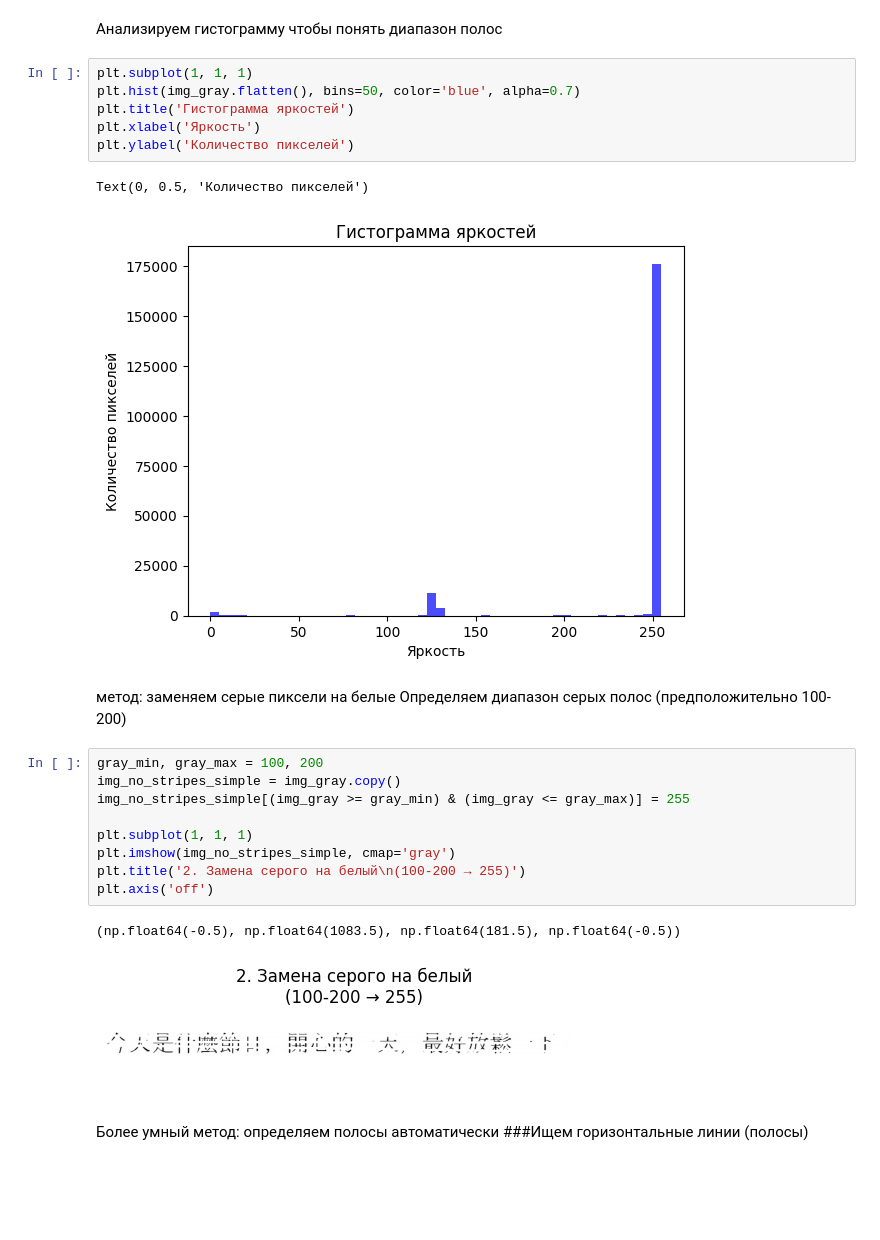
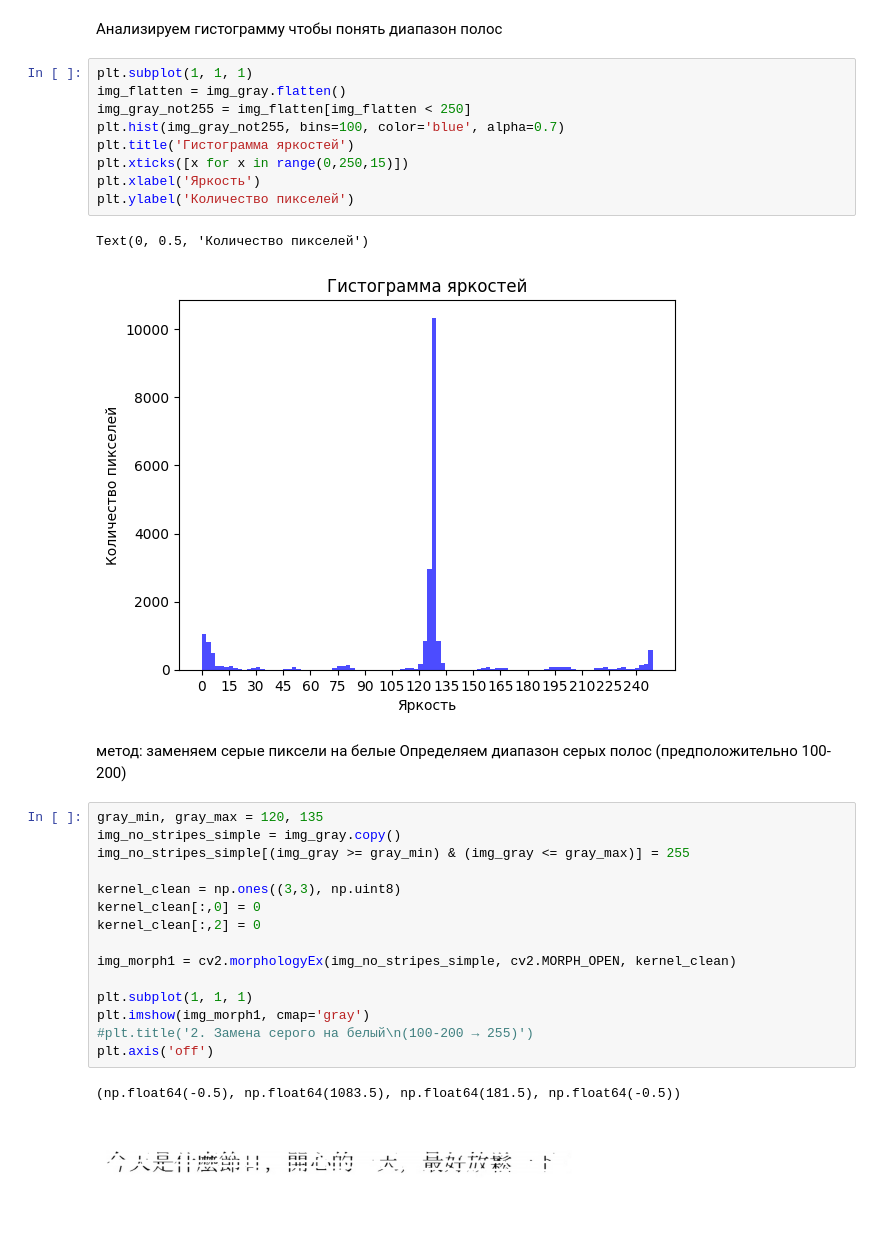
Before and after one commit to qkezz/imgProcLab3, a Jupyter notebook: imgLab4.ipynb, the cells around one changed output. Cells and saved outputs as stored; diff of their text form; blank space fills up the shorter version.

```diff
--- a/imgLab4.ipynb
+++ b/imgLab4.ipynb
@@ -30,28 +30,34 @@ plt.axis('off')
 Анализируем гистограмму чтобы понять диапазон полос
 # %%
 plt.subplot(1, 1, 1)
-plt.hist(img_gray.flatten(), bins=50, color='blue', alpha=0.7)
+img_flatten = img_gray.flatten()
+img_gray_not255 = img_flatten[img_flatten < 250]
+plt.hist(img_gray_not255, bins=100, color='blue', alpha=0.7)
 plt.title('Гистограмма яркостей')
+plt.xticks([x for x in range(0,250,15)])
 plt.xlabel('Яркость')
 plt.ylabel('Количество пикселей')
 # %% [output]
 Text(0, 0.5, 'Количество пикселей')
-[figure, old version]
+[figure, new version]
 # %% [markdown]
 метод: заменяем серые пиксели на белые
 Определяем диапазон серых полос (предположительно 100-200)
 # %%
-gray_min, gray_max = 100, 200
+gray_min, gray_max = 120, 135
 img_no_stripes_simple = img_gray.copy()
 img_no_stripes_simple[(img_gray >= gray_min) & (img_gray <= gray_max)] = 255
 
+kernel_clean = np.ones((3,3), np.uint8)
+kernel_clean[:,0] = 0
+kernel_clean[:,2] = 0
+
+img_morph1 = cv2.morphologyEx(img_no_stripes_simple, cv2.MORPH_OPEN, kernel_clean)
+
 plt.subplot(1, 1, 1)
-plt.imshow(img_no_stripes_simple, cmap='gray')
-plt.title('2. Замена серого на белый\n(100-200 → 255)')
+plt.imshow(img_morph1, cmap='gray')
+#plt.title('2. Замена серого на белый\n(100-200 → 255)')
 plt.axis('off')
 # %% [output]
 (np.float64(-0.5), np.float64(1083.5), np.float64(181.5), np.float64(-0.5))
-[figure, old version]
+[figure, new version]
-# %% [markdown]
-Более умный метод: определяем полосы автоматически
-###Ищем горизонтальные линии (полосы)
```
Also changed, not shown: parts of 16 cells of this notebook.
